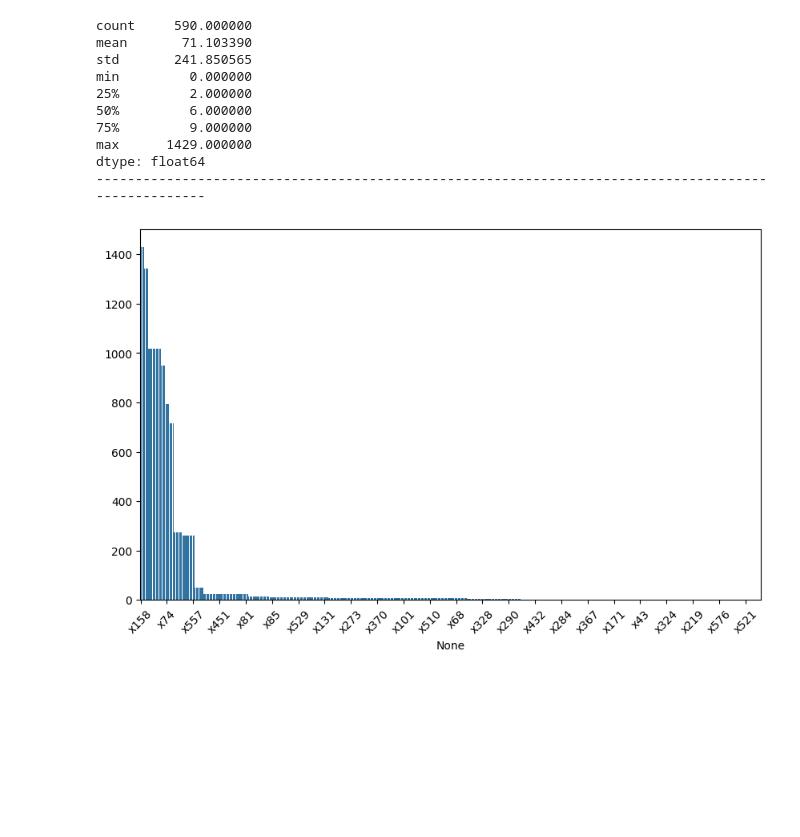
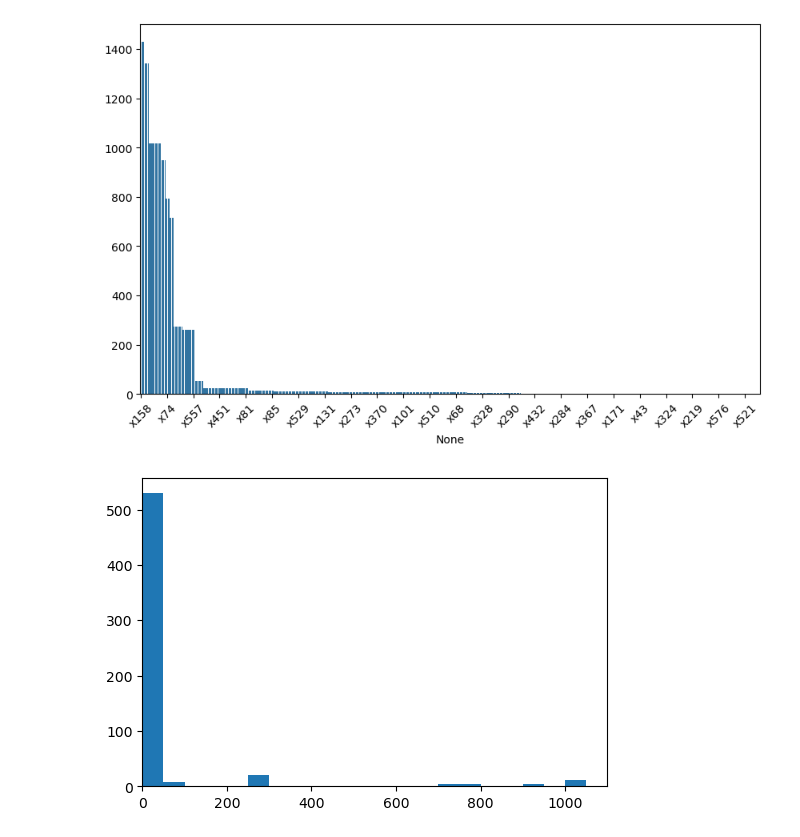
Before and after one commit to JackHuang0125/WHAT_I_DID, a Jupyter notebook: 0 Meeting/0_PAPER_0911.ipynb, the cells around one changed output. Cells and saved outputs as stored; diff of their text form; code cells hidden in the pictures; blank space fills up the shorter version.

```diff
--- a/0 Meeting/0_PAPER_0911.ipynb
+++ b/0 Meeting/0_PAPER_0911.ipynb
@@ -17,29 +17,24 @@ from xgboost import XGBClassifier
 from lightgbm import LGBMClassifier
 from imblearn.over_sampling import SMOTE
 # %%
-secom = pd.read_csv(r'C:\Users\User\Documents\GitHub\psychic-spoon\DataSet\secom.csv', sep='\t')
+secom = pd.read_csv(r'C:\Users\No\Documents\GitHub\psychic-spoon\DataSet\secom.csv', sep='\t')
 X = secom.drop(columns=['Time', 'Pass/Fail'])
 y = secom['Pass/Fail'].replace({-1:0, 1:1}).astype(int)
 
 na_counts = X.isna().sum().sort_values(ascending=False)
-print(na_counts.describe().T)
-print('--'*50)
 plt.figure(figsize=(10, 6))
 sns.barplot(x=na_counts.index, y=na_counts.values)
 plt.xticks(range(0, len(na_counts), 25), na_counts.index[::25], rotation=45)
 plt.show()
+
+na_s = X.isna().sum()
+plt.figure(figsize=(6, 4))
+plt.hist(na_s.values, bins=np.arange(0, 1150, 50))
+plt.xlim(0, 1100)
+plt.show()
 # %% [output]
-count     590.000000
-mean       71.103390
-std       241.850565
-min         0.000000
-25%         2.000000
-50%         6.000000
-75%         9.000000
-max      1429.000000
-dtype: float64
-----------------------------------------------------------------------------------------------------
-[figure, old version]
+[figure, new version]
+[figure, added]
 # %%
 xy_corr = X.corrwith(y).dropna().sort_values(ascending=False)
 xy_corr_df = xy_corr.reset_index()
```
Also changed, not shown: parts of 13 cells of this notebook.
